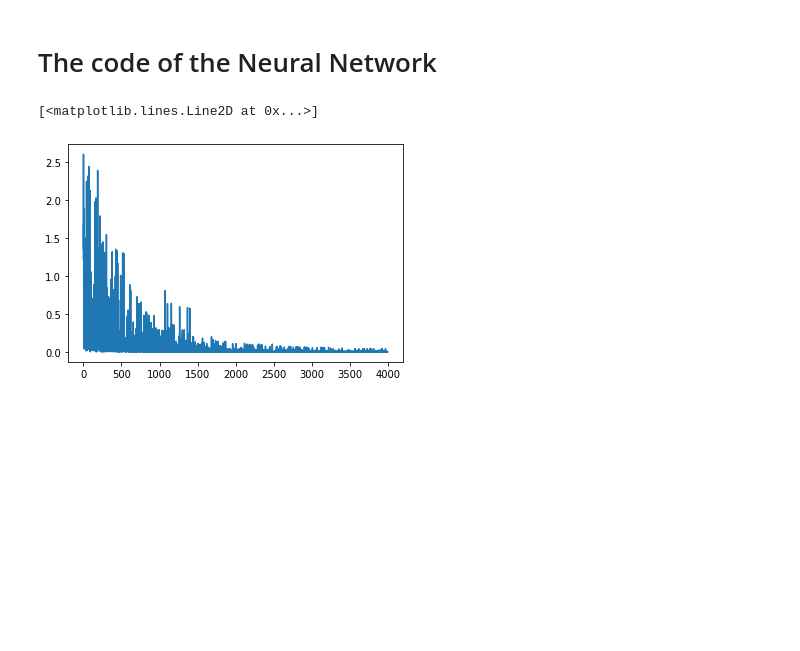
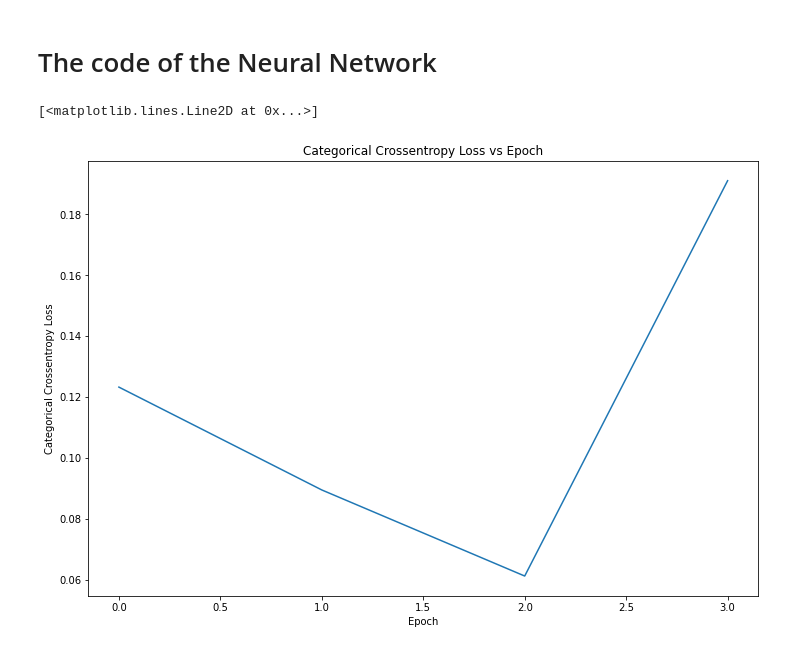
Before and after one commit to IlterOnatKorkmaz/Classification-of-Stellar-Objects-by-Using-Data-from-Sloan-Digital-Sky-Survey, a Jupyter notebook: NeuralNetwork.ipynb, the cells around one changed output. Cells and saved outputs as stored; diff of their text form; code cells hidden in the pictures; blank space fills up the shorter version.

```diff
--- a/NeuralNetwork.ipynb
+++ b/NeuralNetwork.ipynb
@@ -134,16 +180,22 @@ class Sequential_Model:
 # %%
-model = Sequential_Model(input_size=12,loss_type = "cross_categorical_entropy",learning_rate=0.001,batch_size=1)
+model = Sequential_Model(input_size=12,loss_type = "cross_categorical_entropy",learning_rate=0.001,batch_size=100)
 model.add(Layer(activation_func="linear", size=12))
 model.add(Layer(activation_func="relu",size=8))
+model.add(Layer(activation_func="relu",size=5))
 model.add(Layer(activation_func="softmax",size=3))
 model.compile()
-# %%
-import matplotlib.pyplot as plt
-model.train(port_x,port_y,epoch=4000)
-plt.plot(model.error_list)
-# %% [output]
-[<matplotlib.lines.Line2D at 0x...>]
-[figure, removed]
+# %%
+model.train(train_x,train_y,epoch=50,learning_rate=0.001,val_size=200)
+# %%
+import matplotlib.pyplot as plt
+plt.figure(figsize=(12,8))
+plt.title("Categorical Crossentropy Loss vs Epoch")
+plt.xlabel("Epoch")
+plt.ylabel("Categorical Crossentropy Loss")
+plt.plot(model.error_list)
+# %% [output]
+[<matplotlib.lines.Line2D at 0x...>]
+[figure, added]
 # %%
 counter = 0
 for ind,row in enumerate(test_x):
```
Also changed, not shown: parts of 10 cells of this notebook.
